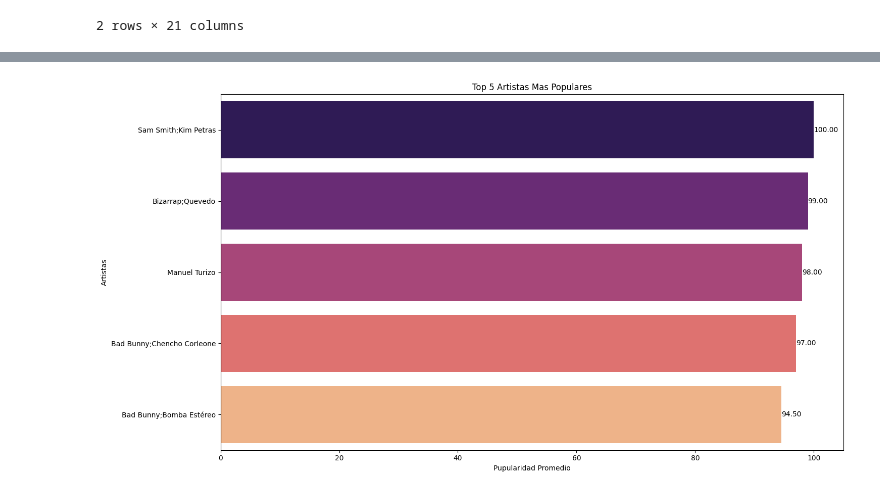
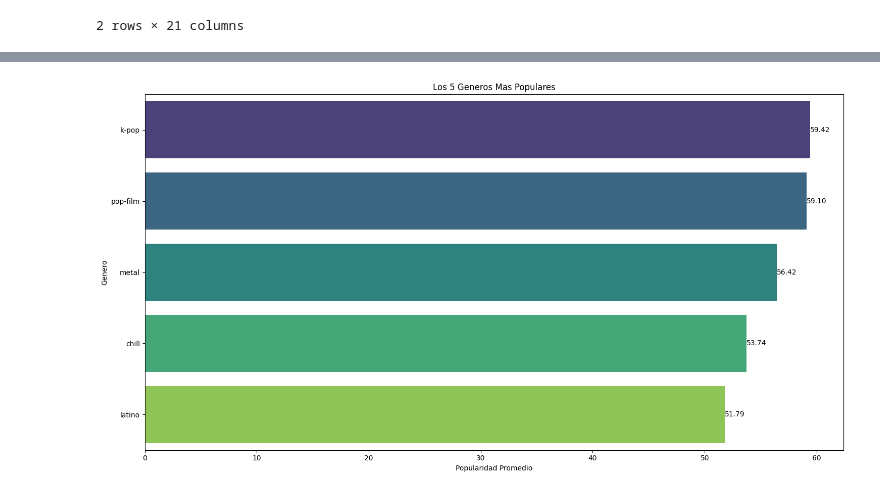
Before and after one commit to Mkrnj00/Machine_learning_spotify, a Jupyter notebook: notebooks/Machine_Learning_Spotify_Notebook.ipynb, the cells around one changed output, grey strips where cells are left out. Cells and saved outputs as stored; diff of their text form; code cells hidden in the pictures.

```diff
--- a/notebooks/Machine_Learning_Spotify_Notebook.ipynb
+++ b/notebooks/Machine_Learning_Spotify_Notebook.ipynb
@@ -13,3 +27,5 @@ df.head(2)
 | 0 | 0 | 5SuOikwiRyPMVoIQDJUgSV | Gen Hoshino | Comedy | Comedy | 73 | 230666 | False | ... |
 | 1 | 1 | 4qPNDBW1i3p13qLCt0Ki3A | Ben Woodward | Ghost (Acoustic) | Ghost - Acoustic | 55 | 149610 | False | ... |
 2 rows × 21 columns
+# %%
+df = df.drop(columns=['Unnamed: 0'], errors='ignore')
@@ -118,0 +167,22 @@ plt.show()
+# %%
+# Agrupación de artistas calculando el promedio de popularidad y la cantidad de canciones
+artistas_stats = df.groupby('artists')['popularity'].agg(['mean', 'size']).reset_index()
+
+# Filtrar para exigir un mínimo de 10 canciones
+artistas_filtrados = artistas_stats[artistas_stats['size'] >= 10]
+
+# Seleccionar los 5 artistas más populares bajo este criterio
+artist_popularity_top5 = artistas_filtrados.sort_values(by='mean', ascending=False).head(5)
+
+# Graficar los resultados
+plt.figure(figsize=(15, 8))
+sns.barplot(x='mean', y='artists', data=artist_popularity_top5, palette='magma', hue='artists', legend=False)
+
+for index, row in artist_popularity_top5.reset_index(drop=True).iterrows():
+    plt.text(row['mean'], index, f"{row['mean']:.2f} ({int(row['size'])} canciones)", color='black', ha='left', va='center')
+
+plt.title('Top 5 Artistas Más Populares (Mínimo de 10 canciones)')
+plt.xlabel('Popularidad Promedio')
+plt.ylabel('Artistas')
+plt.tight_layout()
+plt.show()
@@ -119,22 +197,21 @@ plt.show()
 # %%
+# Mostrar los generos mas populares
+genre_popularity = df.groupby('track_genre')['popularity'].mean().sort_values(ascending=False).reset_index()
 
-
-# Agrupacion de artistas por popularidad
-artist_popularity = df.groupby('artists')['popularity'].mean().sort_values(ascending=False).reset_index()
-
-# Seleccion de solo los 5 primeros artistas
-artist_popularity_top5 = artist_popularity.head(5)
+# Mostrar solo los 5 generos mas populares.
+genre_popularity_top5 = genre_popularity.head(5)
 
 plt.figure(figsize=(15, 8))
-sns.barplot(x='popularity', y='artists', data=artist_popularity_top5, palette='magma', hue='artists', legend=False)
+sns.barplot(x='popularity', y='track_genre', data=genre_popularity_top5, palette='viridis', hue='track_genre', legend=False)
 
-for index, row in artist_popularity_top5.iterrows():
+# Adicion de etiquetas que muestren el valor del Y sobre las barras.
+for index, row in genre_popularity_top5.iterrows():
     plt.text(row.popularity, index, f'{row.popularity:.2f}', color='black', ha="left", va="center")
 
-plt.title('Top 5 Artistas Mas Populares')
-plt.xlabel('Pupularidad Promedio')
-plt.ylabel('Artistas')
+plt.title('Los 5 Generos Mas Populares')
+plt.xlabel('Popularidad Promedio')
+plt.ylabel('Genero')
 plt.tight_layout()
 plt.show()
 # %% [output]
-[figure, old version]
+[figure, new version]
```
Also changed, not shown: parts of 66 cells of this notebook.
